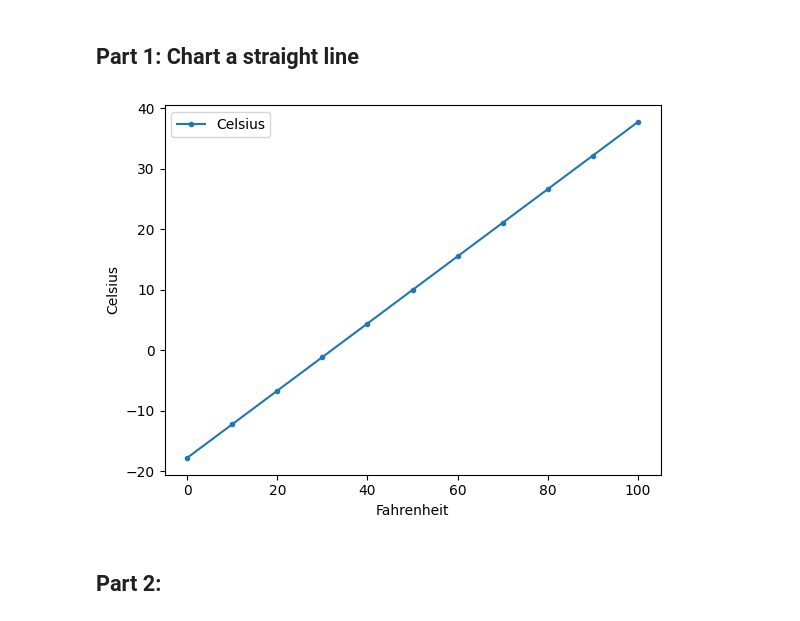
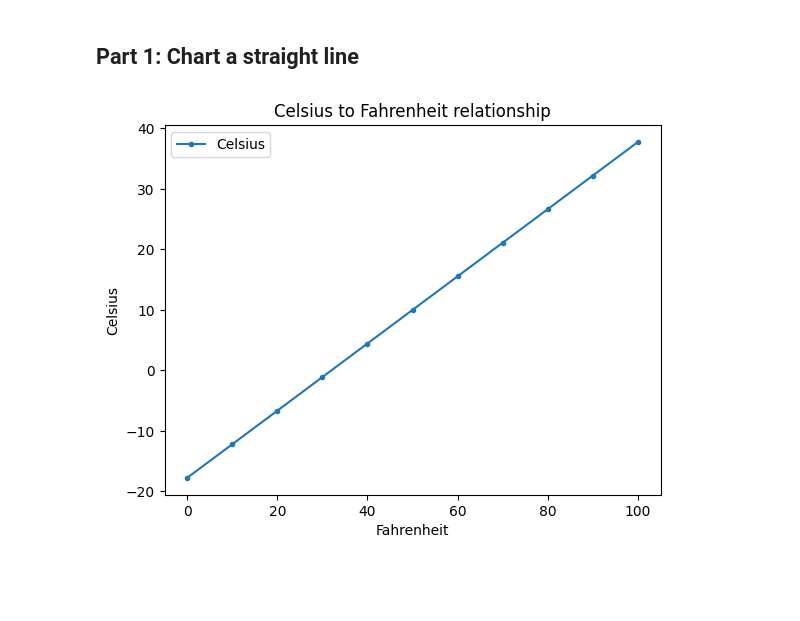
Before and after one commit to JBtallgrass/datafun-07-ml, a Jupyter notebook: jballard_ml.ipynb, the cells around one changed output. Drawn from its saved outputs; the diff is of its cells as text; code cells hidden in the pictures; blank space fills up the shorter version.

```diff
--- a/jballard_ml.ipynb
+++ b/jballard_ml.ipynb
@@ -14,12 +15,16 @@ import seaborn as sns
 # %%
 c =lambda f: 5/9 *(f-32)
 
 temps =[(f, c(f)) for f in range(0, 101, 10)]
 
 temps_df = pd.DataFrame(temps, columns=['Fahrenheit' , 'Celsius'])
 axes = temps_df.plot(x='Fahrenheit', y = 'Celsius', style='.-')
 y_label = axes.set_ylabel('Celsius')
+
+# Save the figure
+plt.title(f'Celsius to Fahrenheit relationship')
+plt.savefig('figures/line_chart.png')  # Saves to the file as .png to figures directory
+# Show all plots
+plt.show()
 # %% [output]
-[figure, old version]
+[figure, new version]
-# %% [markdown]
-## Part 2:
```
Also changed, not shown: parts of 6 cells of this notebook, 1 other file.
